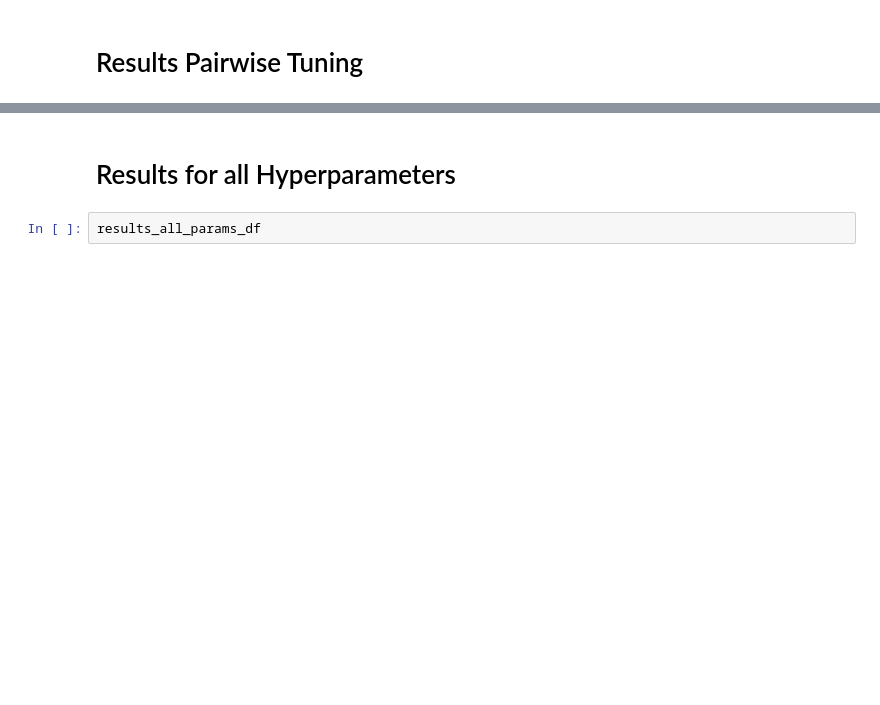
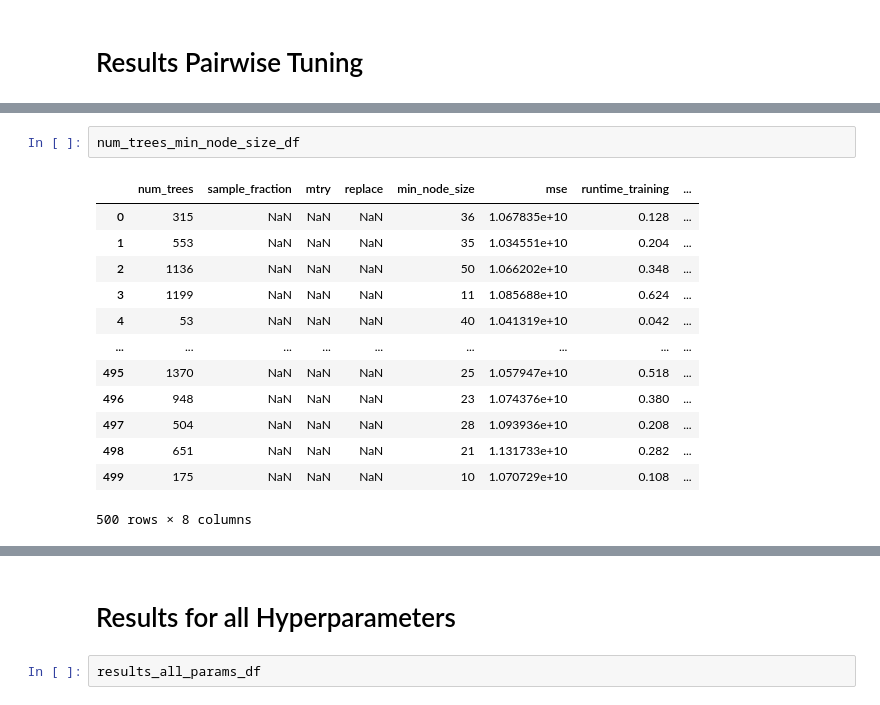
Before and after one commit to TimonKaeppel/tuning_house_prices, a Jupyter notebook: plotting_hyperpiratemeters_.ipynb, the cells around one changed output, grey strips where cells are left out. Drawn from its saved outputs; the diff is of its cells as text; blank space fills up the shorter version.

```diff
--- a/plotting_hyperpiratemeters_.ipynb
+++ b/plotting_hyperpiratemeters_.ipynb
@@ -98,0 +109,16 @@ TypeError: Length of x (50) must match number of columns in z (2)
+# %%
+num_trees_min_node_size_df
+# %% [output]
+|  | num_trees | sample_fraction | mtry | replace | min_node_size | mse | runtime_training | ... |
+| 0 | 315 | NaN | NaN | NaN | 36 | 1.067835e+10 | 0.128 | ... |
+| 1 | 553 | NaN | NaN | NaN | 35 | 1.034551e+10 | 0.204 | ... |
+| 2 | 1136 | NaN | NaN | NaN | 50 | 1.066202e+10 | 0.348 | ... |
+| 3 | 1199 | NaN | NaN | NaN | 11 | 1.085688e+10 | 0.624 | ... |
+| 4 | 53 | NaN | NaN | NaN | 40 | 1.041319e+10 | 0.042 | ... |
+| ... | ... | ... | ... | ... | ... | ... | ... | ... |
+| 495 | 1370 | NaN | NaN | NaN | 25 | 1.057947e+10 | 0.518 | ... |
+| 496 | 948 | NaN | NaN | NaN | 23 | 1.074376e+10 | 0.380 | ... |
+| 497 | 504 | NaN | NaN | NaN | 28 | 1.093936e+10 | 0.208 | ... |
+| 498 | 651 | NaN | NaN | NaN | 21 | 1.131733e+10 | 0.282 | ... |
+| 499 | 175 | NaN | NaN | NaN | 10 | 1.070729e+10 | 0.108 | ... |
+500 rows × 8 columns
```
Also changed, not shown: parts of 12 cells of this notebook, 2 other files.
